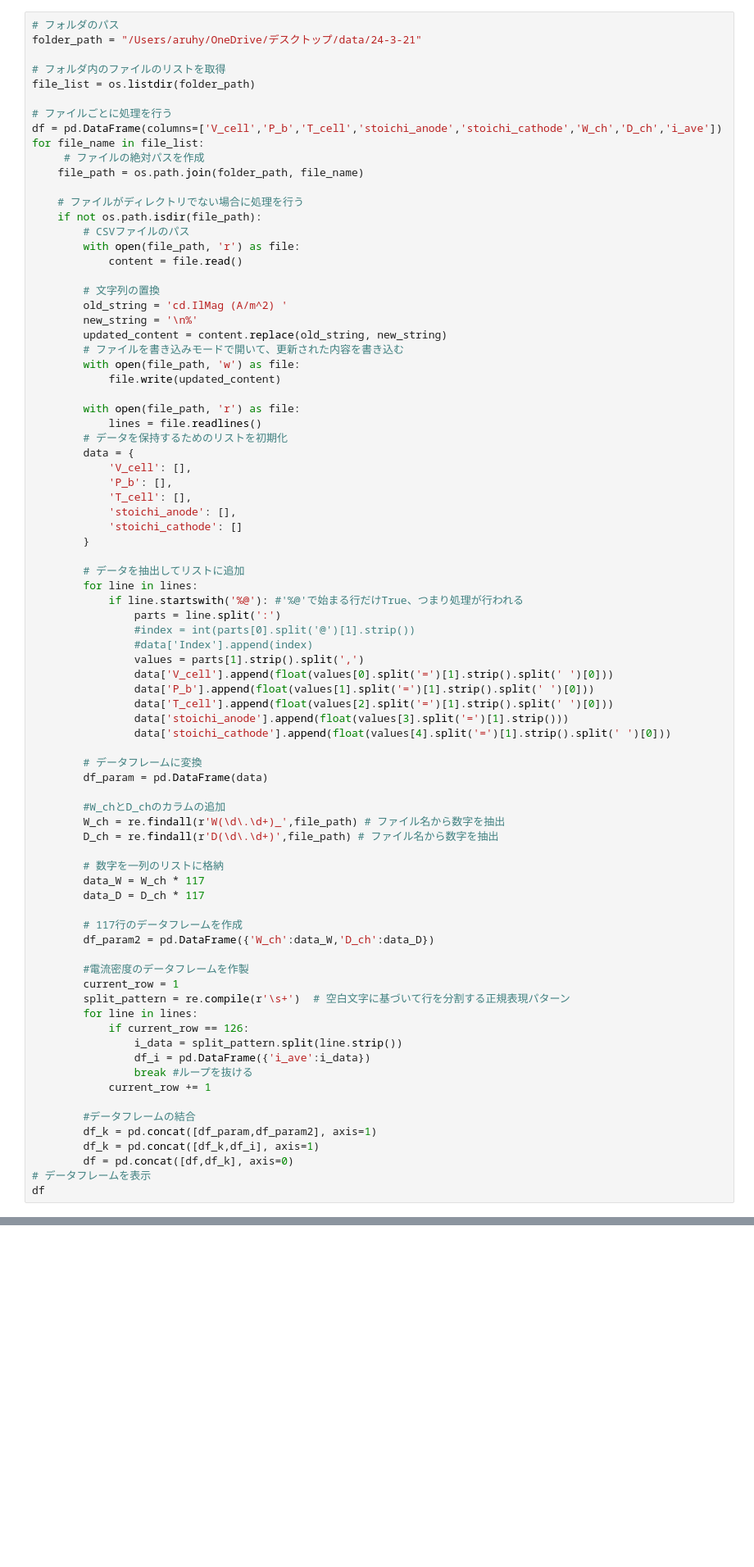
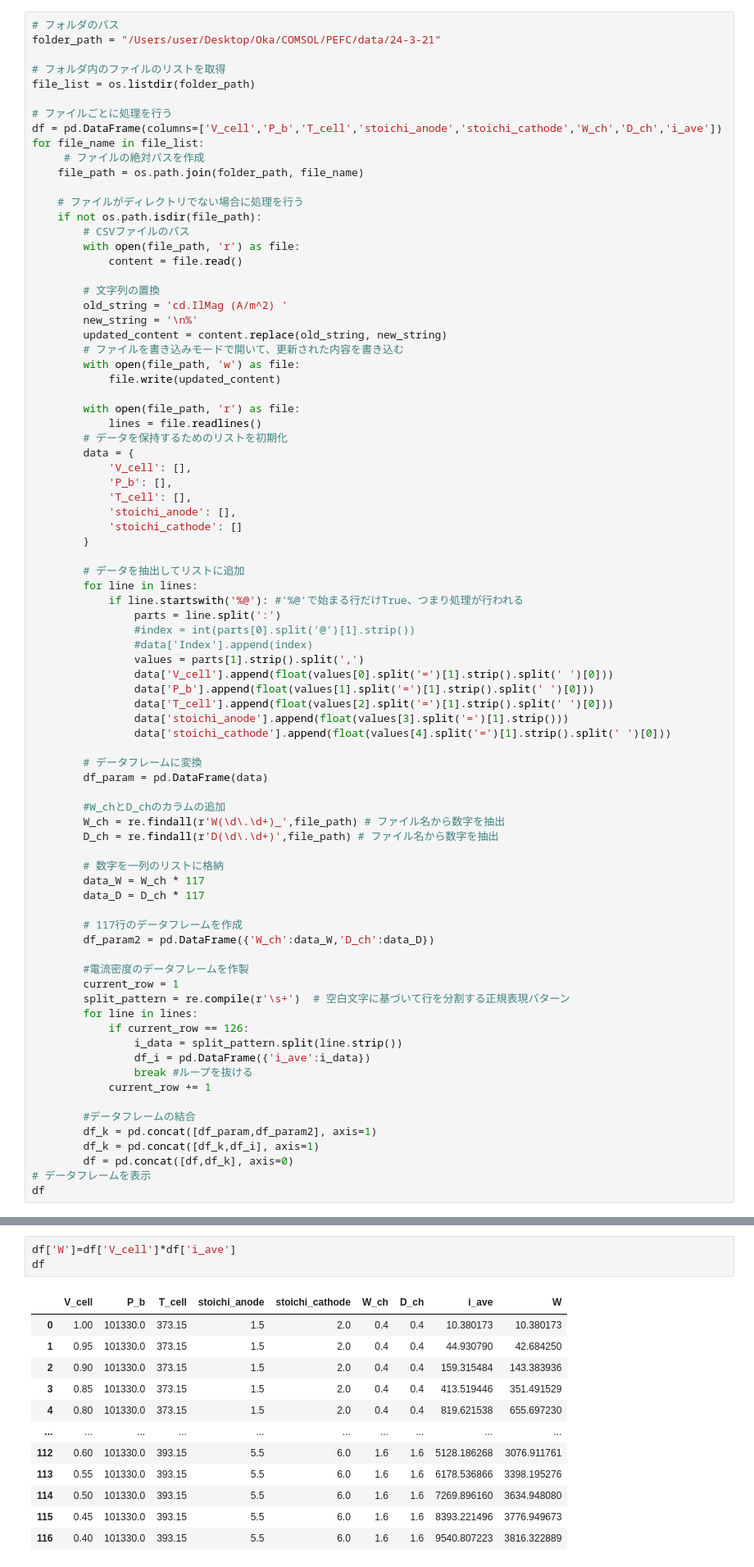
Before and after one commit to OkaHaruya/Oka-fcsl, a Jupyter notebook: ANOVA_24-3-21/OA.ipynb, the cells around one changed output, grey strips where cells are left out. Shown: that part at 82% size. Drawn from its saved outputs; the diff is of its cells as text; blank space fills up the shorter version.

```diff
--- a/ANOVA_24-3-21/OA.ipynb
+++ b/ANOVA_24-3-21/OA.ipynb
@@ -8,7 +8,7 @@ import re
 import os
 # %%
 # フォルダのパス
-folder_path = "/Users/aruhy/OneDrive/デスクトップ/data/24-3-21"
+folder_path = "/Users/user/Desktop/Oka/COMSOL/PEFC/data/24-3-21"
 
 # フォルダ内のファイルのリストを取得
 file_list = os.listdir(folder_path)
@@ -103,0 +141,16 @@ df
+# %%
+df['W']=df['V_cell']*df['i_ave']
+df
+# %% [output]
+|  | V_cell | P_b | T_cell | stoichi_anode | stoichi_cathode | W_ch | D_ch | i_ave | W |
+| 0 | 1.00 | 101330.0 | 373.15 | 1.5 | 2.0 | 0.4 | 0.4 | 10.380173 | 10.380173 |
+| 1 | 0.95 | 101330.0 | 373.15 | 1.5 | 2.0 | 0.4 | 0.4 | 44.930790 | 42.684250 |
+| 2 | 0.90 | 101330.0 | 373.15 | 1.5 | 2.0 | 0.4 | 0.4 | 159.315484 | 143.383936 |
+| 3 | 0.85 | 101330.0 | 373.15 | 1.5 | 2.0 | 0.4 | 0.4 | 413.519446 | 351.491529 |
+| 4 | 0.80 | 101330.0 | 373.15 | 1.5 | 2.0 | 0.4 | 0.4 | 819.621538 | 655.697230 |
+| ... | ... | ... | ... | ... | ... | ... | ... | ... | ... |
+| 112 | 0.60 | 101330.0 | 393.15 | 5.5 | 6.0 | 1.6 | 1.6 | 5128.186268 | 3076.911761 |
+| 113 | 0.55 | 101330.0 | 393.15 | 5.5 | 6.0 | 1.6 | 1.6 | 6178.536866 | 3398.195276 |
+| 114 | 0.50 | 101330.0 | 393.15 | 5.5 | 6.0 | 1.6 | 1.6 | 7269.896160 | 3634.948080 |
+| 115 | 0.45 | 101330.0 | 393.15 | 5.5 | 6.0 | 1.6 | 1.6 | 8393.221496 | 3776.949673 |
+| 116 | 0.40 | 101330.0 | 393.15 | 5.5 | 6.0 | 1.6 | 1.6 | 9540.807223 | 3816.322889 |
```
Also changed, not shown: parts of 9 cells of this notebook.
